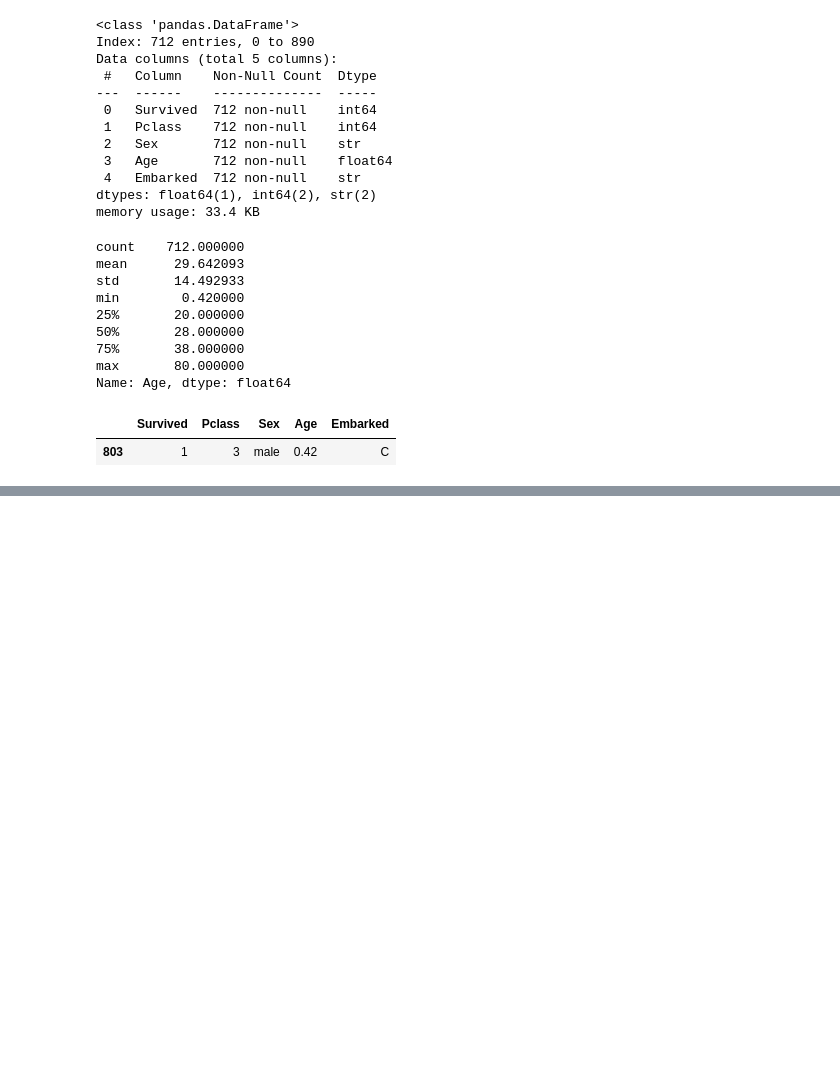
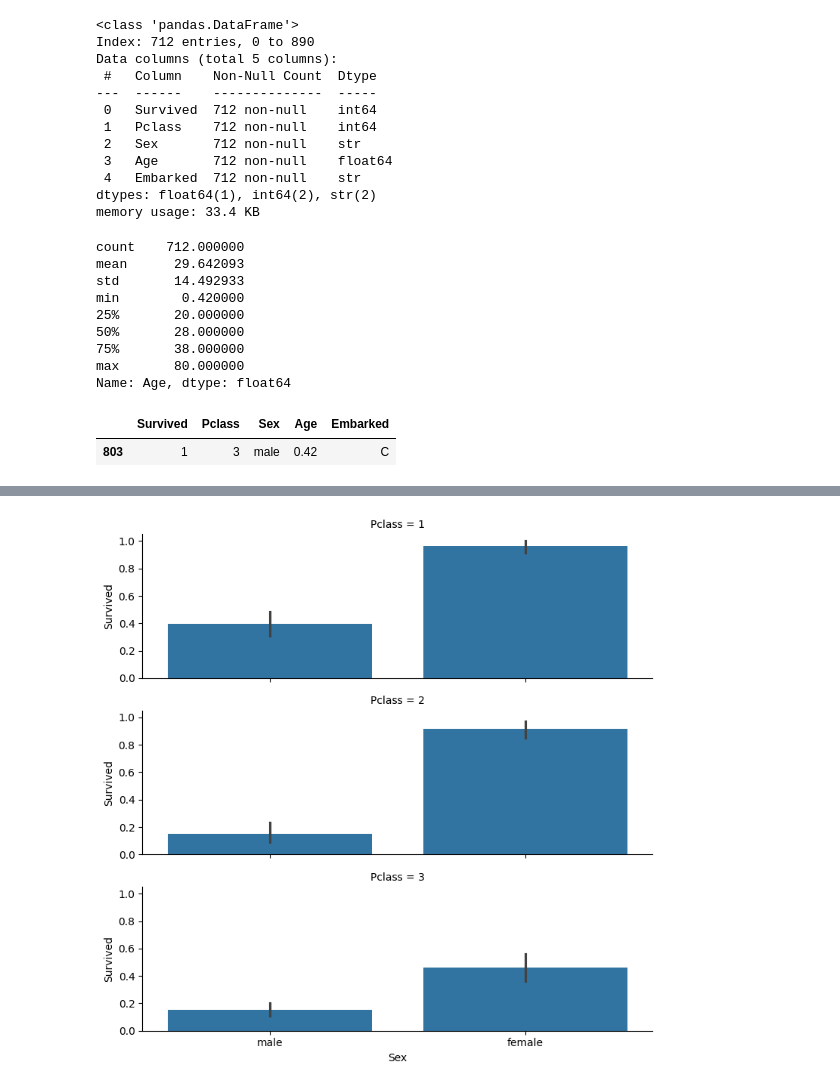
Before and after one commit to BrightTimothy/Prediction-of-Survival-Rate-, a Jupyter notebook: model.ipynb, the cells around one changed output, grey strips where cells are left out. Cells and saved outputs as stored; diff of their text form; code cells hidden in the pictures; blank space fills up the shorter version.

```diff
--- a/model.ipynb
+++ b/model.ipynb
@@ -76,4 +76,4 @@ new_data[new_data["Age"]== 0.42]
 # %%
 bins = [0, 18, 50, 80]
 labels = ["Child", "Adult", "Senior"]
-new_data["AgeGroup"] =
+new_data["AgeGroup"] = pd.cut(new_data["Age"], bins = bins, labels = labels, include_lowest= True )
@@ -79,0 +96,2 @@ new_data["AgeGroup"] =
+# %%
+new_data.drop("Age", axis =1, inplace = True)
@@ -79,0 +147,15 @@ new_data["AgeGroup"] =
+# %%
+import seaborn as sns
+import matplotlib.pyplot as plt
+
+sns.catplot(
+    data = new_data,
+    x = "Sex", y = "Survived",
+    row= "Pclass",
+    kind= "bar",
+    height= 2.5, aspect = 3
+)
+
+plt.show()
+# %% [output]
+[figure, added]
```
Also changed, not shown: parts of 13 cells of this notebook.
